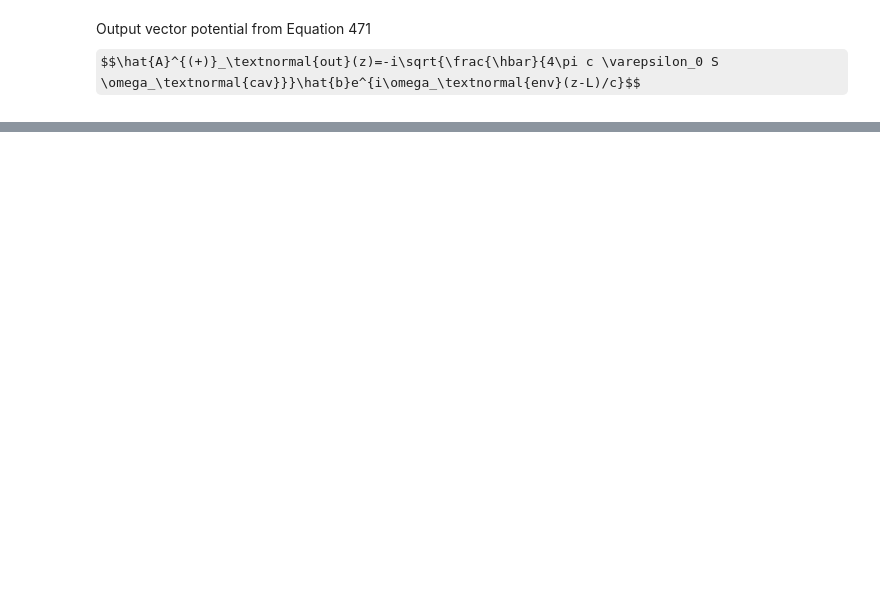
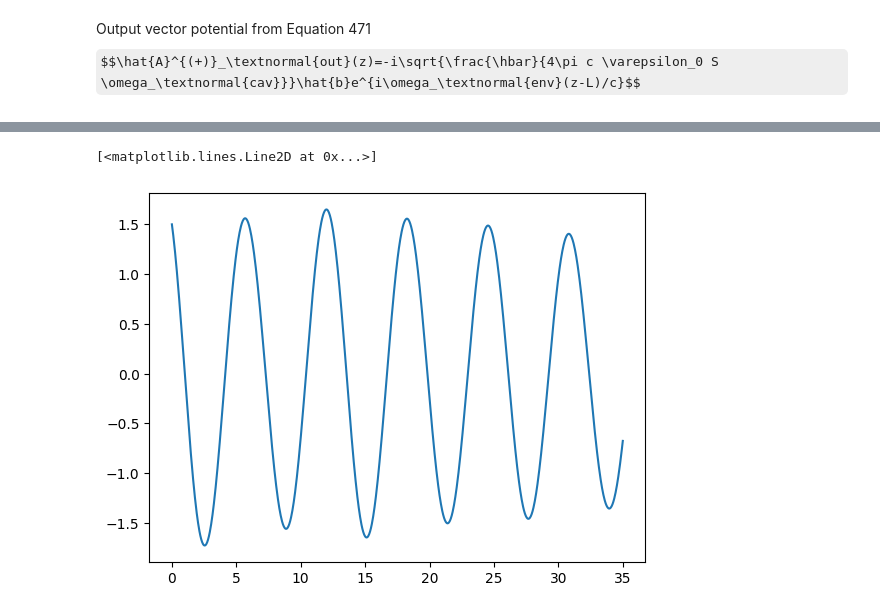
Before and after one commit to ethanlee515/quantum-optics-nonsense, a Jupyter notebook: main.ipynb, the cells around one changed output, grey strips where cells are left out. Saved outputs shown, nothing was run; the diff lists cells and outputs as text; code cells hidden in the pictures; some formulas as TeX source; blank space fills up the shorter version.

```diff
--- a/main.ipynb
+++ b/main.ipynb
@@ -67,0 +100,5 @@ plt.plot(times, result.expect[0])
+# %%
+plt.plot(times, result1.expect[0])
+# %% [output]
+[<matplotlib.lines.Line2D at 0x...>]
+[figure, added]
```
Also changed, not shown: parts of 25 cells of this notebook, 1 other file.
